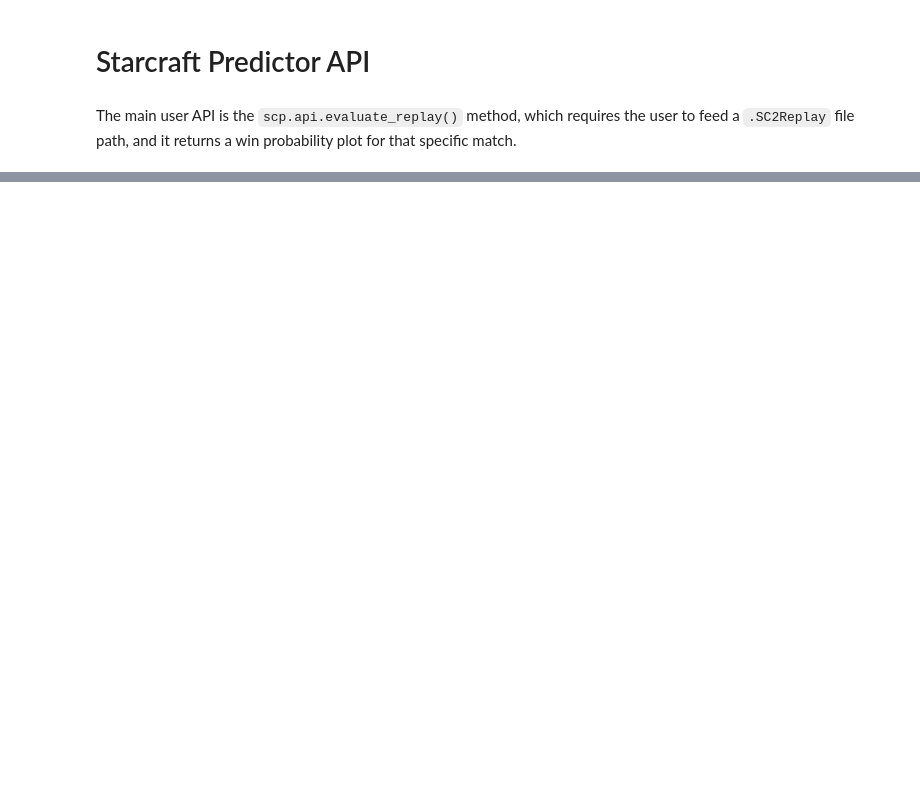
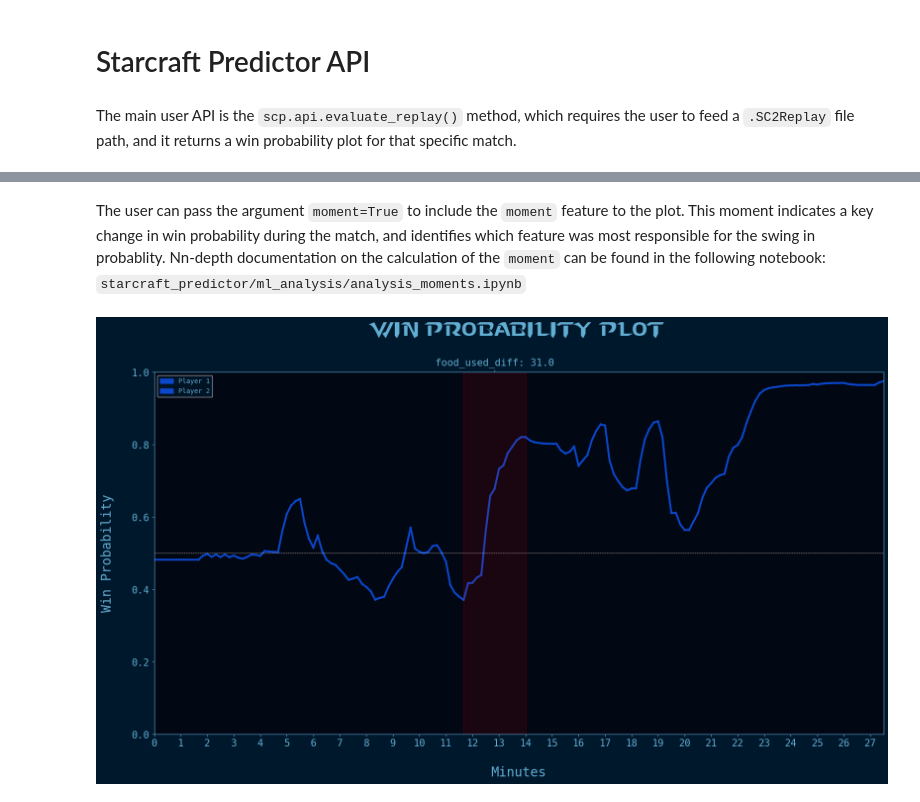
Before and after one commit to nedwebster/starcraft_predictor, a Jupyter notebook: example_notebooks/example_api.ipynb, the cells around one changed output, grey strips where cells are left out. Drawn from its saved outputs; the diff is of its cells as text; code cells hidden in the pictures; blank space fills up the shorter version.

```diff
--- a/example_notebooks/example_api.ipynb
+++ b/example_notebooks/example_api.ipynb
@@ -13,0 +14,9 @@ scp.api.evaluate_replay(path="../example_data/example_replay.SC2Replay")
+# %% [markdown]
+The user can pass the argument `moment=True` to include the `moment` feature to the plot. This moment indicates a key change in win probability during the match, and identifies which feature was most responsible for the swing in probablity. Nn-depth documentation on the calculation of the `moment` can be found in the following notebook: `starcraft_predictor/ml_analysis/analysis_moments.ipynb`
+# %%
+scp.api.evaluate_replay(
+    path="../example_data/example_replay.SC2Replay",
+    moment=True,
+)
+# %% [output]
+[figure, added]
```
Also changed, not shown: parts of 1 cell of this notebook, 27 other files.
